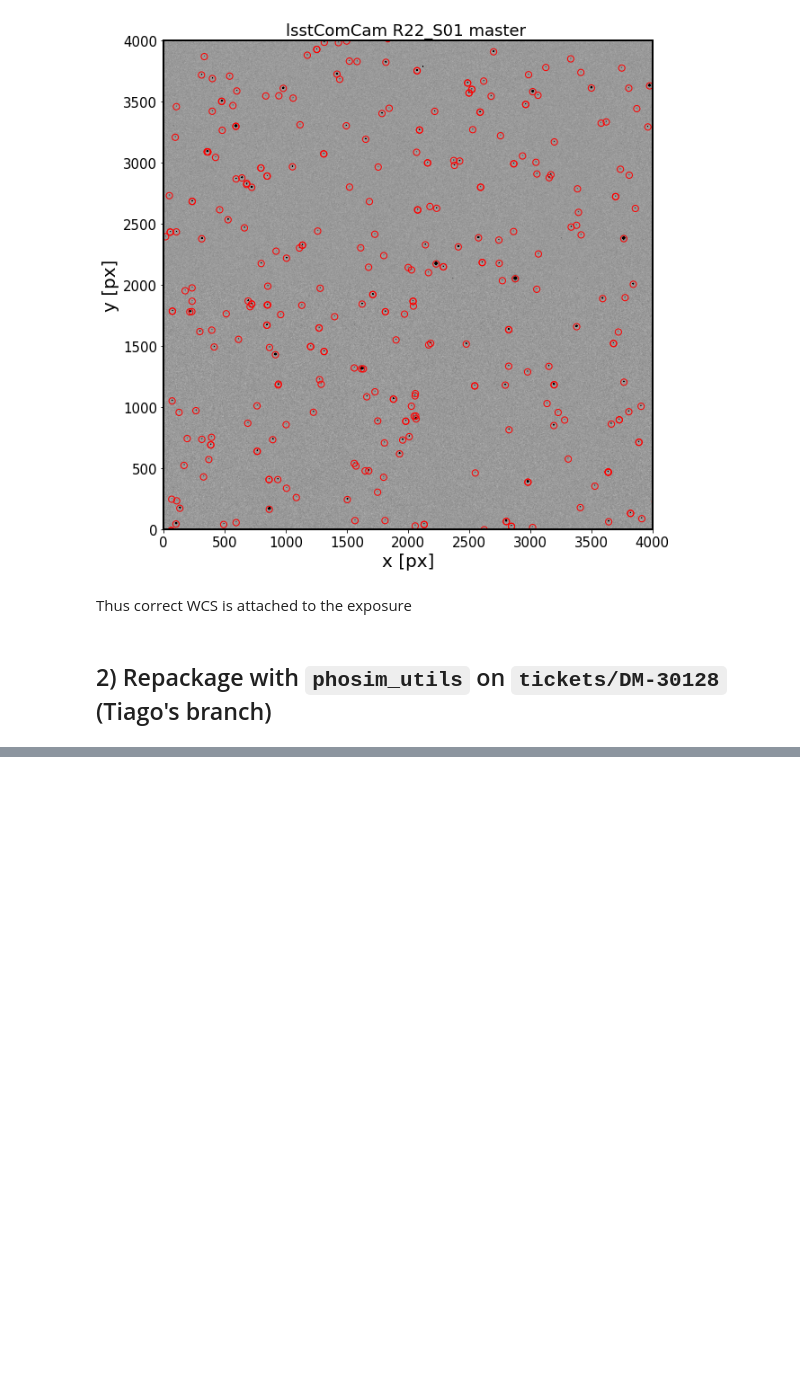
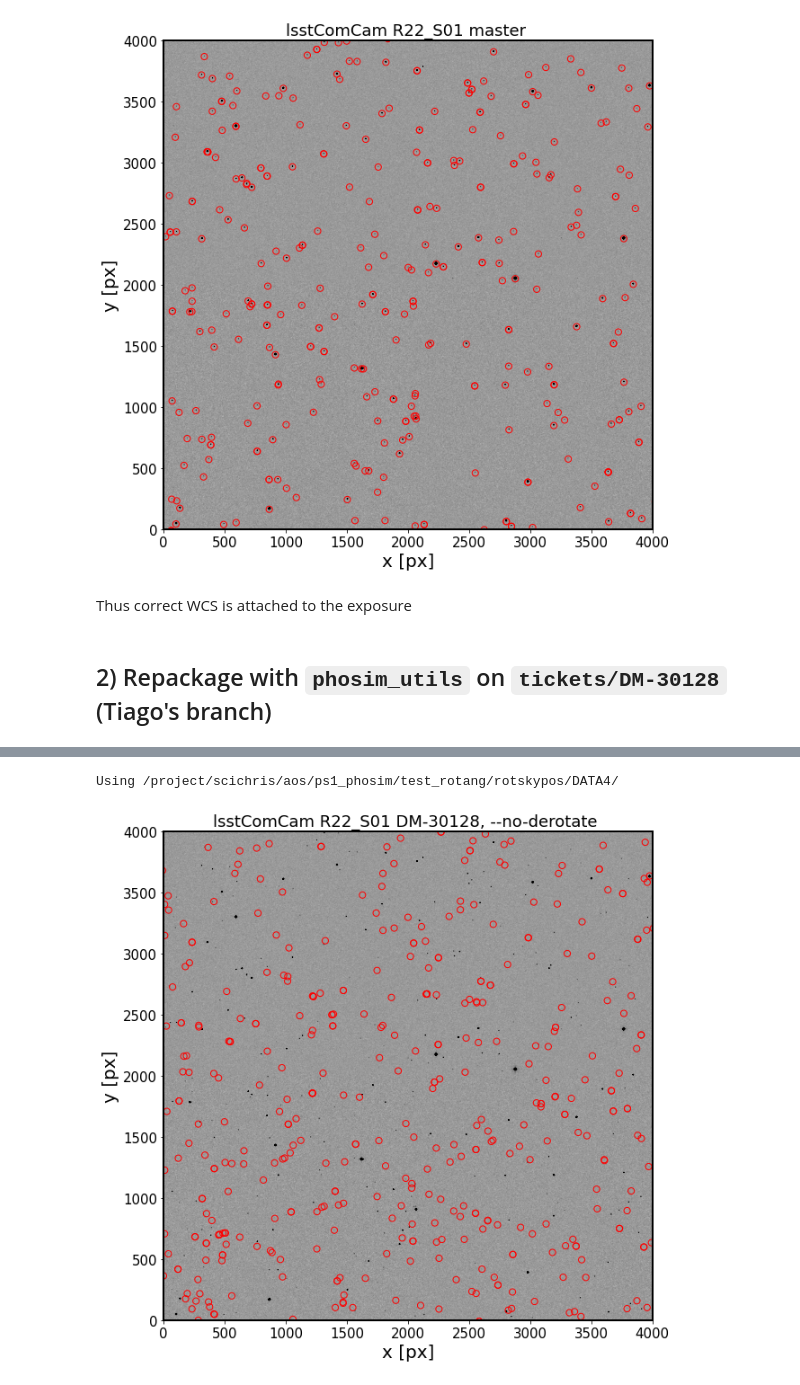
Before and after one commit to suberlak/AOS, a Jupyter notebook: AOS_PS1_ROTANG_inspect.ipynb, the cells around one changed output, grey strips where cells are left out. Cells and saved outputs as stored; diff of their text form; code cells hidden in the pictures; blank space fills up the shorter version.

Commit message:
updated test with --no-derotate

```diff
--- a/AOS_PS1_ROTANG_inspect.ipynb
+++ b/AOS_PS1_ROTANG_inspect.ipynb
@@ -204,0 +275,5 @@ The attached WCS is now incorrect.
+# %%
+plot_postIsr(repo_dir='/project/scichris/aos/ps1_phosim/test_rotang/rotskypos/DATA4/',title='DM-30128, --no-derotate')
+# %% [output]
+Using /project/scichris/aos/ps1_phosim/test_rotang/rotskypos/DATA4/
+[figure, added]
```
Also changed, not shown: parts of 6 cells of this notebook.
